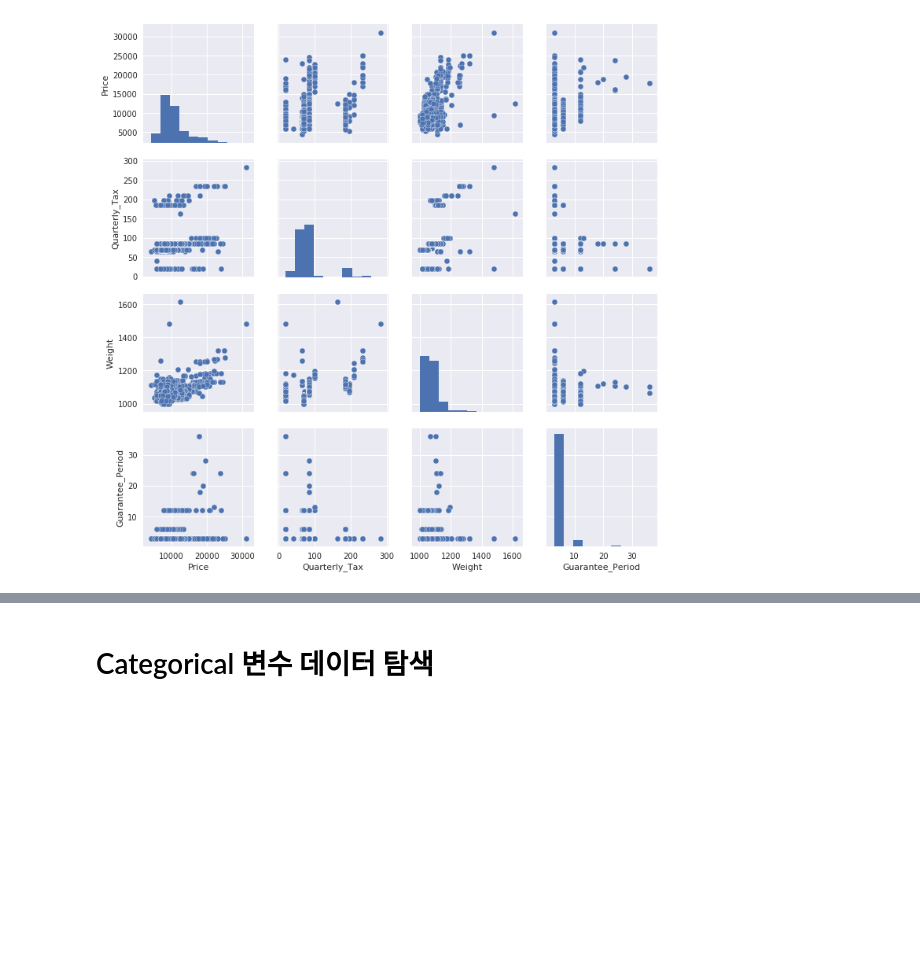
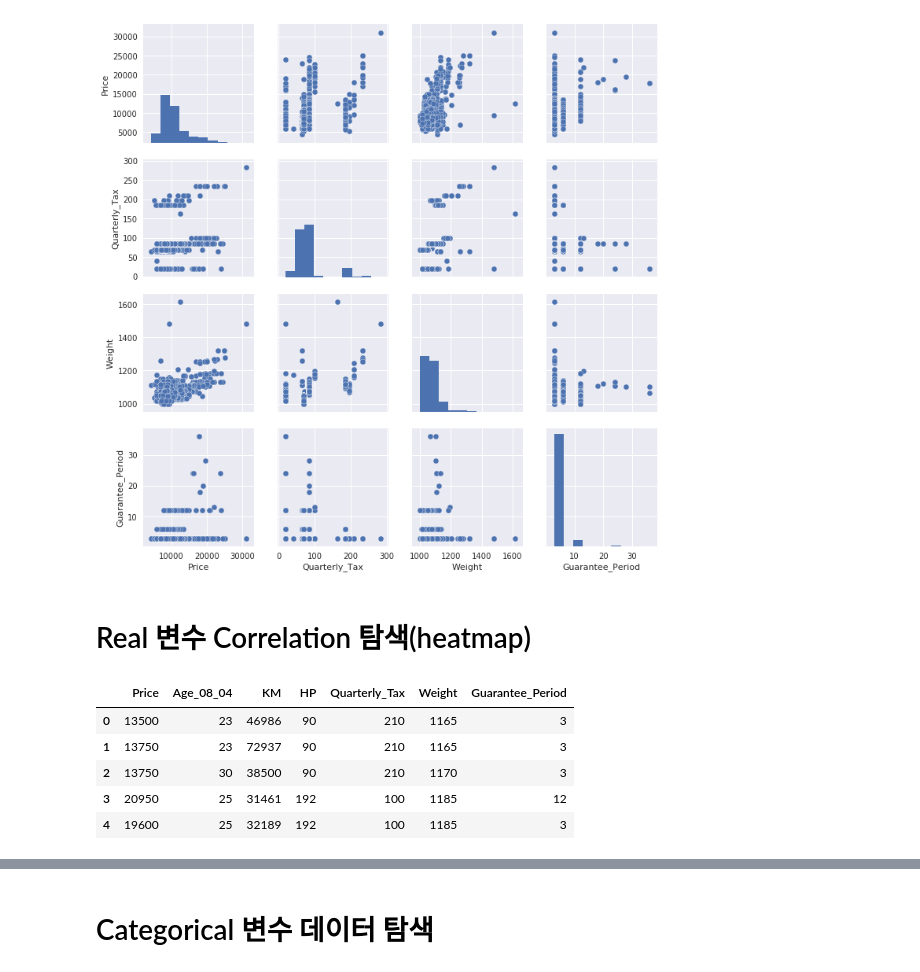
Before and after one commit to j-haaaaan/dss6_regproj1-toyotacorolla, a Jupyter notebook: @main@/main.ipynb, the cells around one changed output, grey strips where cells are left out. Drawn from its saved outputs; the diff is of its cells as text; code cells hidden in the pictures; blank space fills up the shorter version.

```diff
--- a/@main@/main.ipynb
+++ b/@main@/main.ipynb
@@ -209,3 +212,5 @@ def display_multi_boxplots(start_feature_name, row, col):
                 sns.boxplot(x=df_x[cols_cat[start_idx + num]], y=df_y['Price'], palette="Set2", ax=ax)
             except:
                 pass
+# %% [markdown]
+# Real 변수 Correlation 탐색(heatmap)
@@ -211,0 +220,10 @@ def display_multi_boxplots(start_feature_name, row, col):
+# %%
+df_real = pd.concat([df_y.Price, dfX_real], axis=1)
+df_real.head()
+# %% [output]
+|  | Price | Age_08_04 | KM | HP | Quarterly_Tax | Weight | Guarantee_Period |
+| 0 | 13500 | 23 | 46986 | 90 | 210 | 1165 | 3 |
+| 1 | 13750 | 23 | 72937 | 90 | 210 | 1165 | 3 |
+| 2 | 13750 | 30 | 38500 | 90 | 210 | 1170 | 3 |
+| 3 | 20950 | 25 | 31461 | 192 | 100 | 1185 | 12 |
+| 4 | 19600 | 25 | 32189 | 192 | 100 | 1185 | 3 |
```
Also changed, not shown: parts of 6 cells of this notebook.
